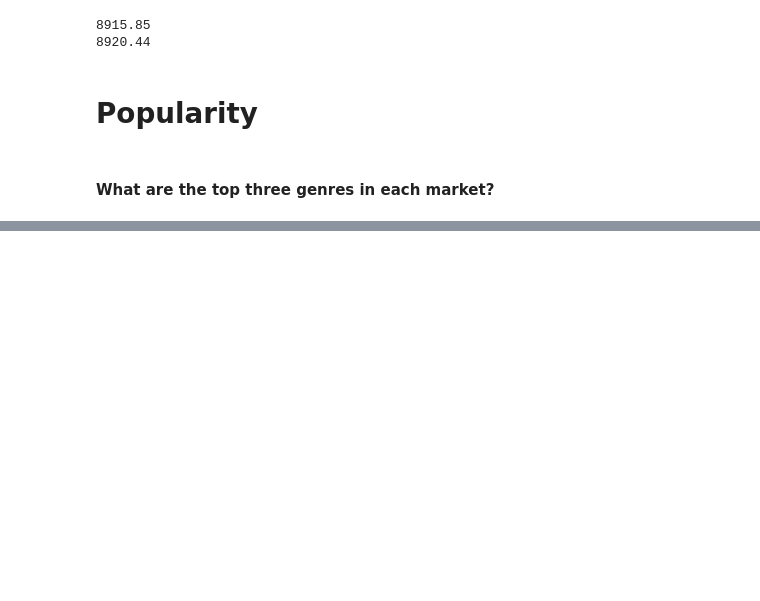
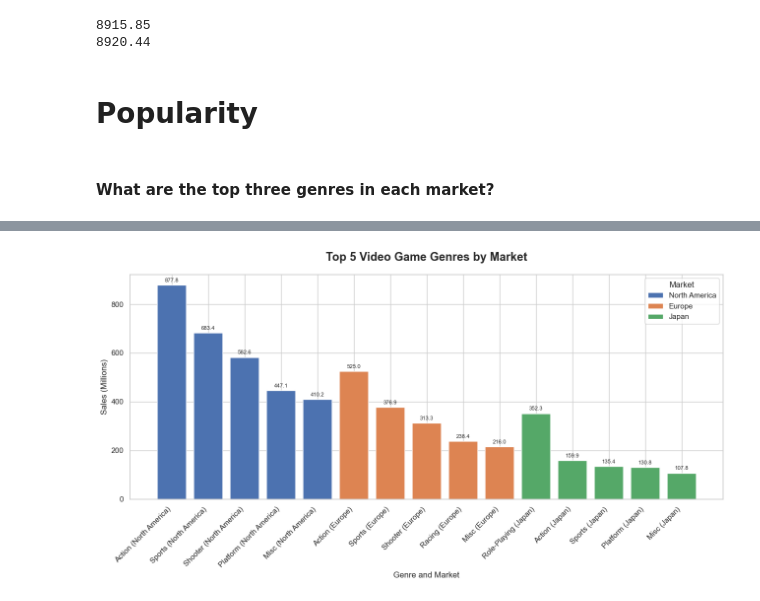
Before and after one commit to SymetryGroup/video-game-sales-eda, a Jupyter notebook: GameAnalysis.ipynb, the cells around one changed output, grey strips where cells are left out. Drawn from its saved outputs; the diff is of its cells as text; code cells hidden in the pictures; blank space fills up the shorter version.

Commit message:
Graphys

```diff
--- a/GameAnalysis.ipynb
+++ b/GameAnalysis.ipynb
@@ -150,0 +192,11 @@ KeyError: 'NA_Sales'
+# %%
+na_market = pd.DataFrame({
+    "NA Market": df.groupby("Genre")["NA_Sales"].sum().nlargest(5).index,
+    "Sales NA Market": df.groupby("Genre")["NA_Sales"].sum().nlargest(5).values,
+    "EU Market": df.groupby("Genre")["EU_Sales"].sum().nlargest(5).index,
+    "Sales EU Market": df.groupby("Genre")["EU_Sales"].sum().nlargest(5).values,
+    "JP Market" : df.groupby("Genre")["JP_Sales"].sum().nlargest(5).index,
+    "Sales JP Market" : df.groupby("Genre")["JP_Sales"].sum().nlargest(5).values
+})
+
+display(na_market)
@@ -150,0 +210,50 @@ KeyError: 'NA_Sales'
+# %%
+
+import pandas as pd
+import matplotlib.pyplot as plt
+
+# Combine the three markets
+plot_data = pd.concat([
+    pd.DataFrame({
+        "Genre": na_market["NA Market"],
+        "Sales": na_market["Sales NA Market"],
+        "Market": "North America"
+    }),
+    pd.DataFrame({
+        "Genre": na_market["EU Market"],
+        "Sales": na_market["Sales EU Market"],
+        "Market": "Europe"
+    }),
+    pd.DataFrame({
+        "Genre": na_market["JP Market"],
+        "Sales": na_market["Sales JP Market"],
+        "Market": "Japan"
+    })
+])
+
+# Create one grouped bar chart
+fig, ax = plt.subplots(figsize=(13, 7))
+
+for i, market in enumerate(plot_data["Market"].unique()):
+    data = plot_data[plot_data["Market"] == market]
+
+    bars = ax.bar(
+        [f"{g} ({market})" for g in data["Genre"]],
+        data["Sales"],
+        label=market
+    )
+
+    ax.bar_label(bars, fmt="%.1f", padding=3, fontsize=8)
+
+ax.set_title("Top 5 Video Game Genres by Market",
+             fontsize=17, fontweight="bold", pad=20)
+
+ax.set_xlabel("Genre and Market")
+ax.set_ylabel("Sales (Millions)")
+ax.legend(title="Market")
+
+plt.xticks(rotation=45, ha="right")
+plt.tight_layout()
+plt.show()
+# %% [output]
+[figure, added]
```
Also changed, not shown: parts of 4 cells of this notebook.
